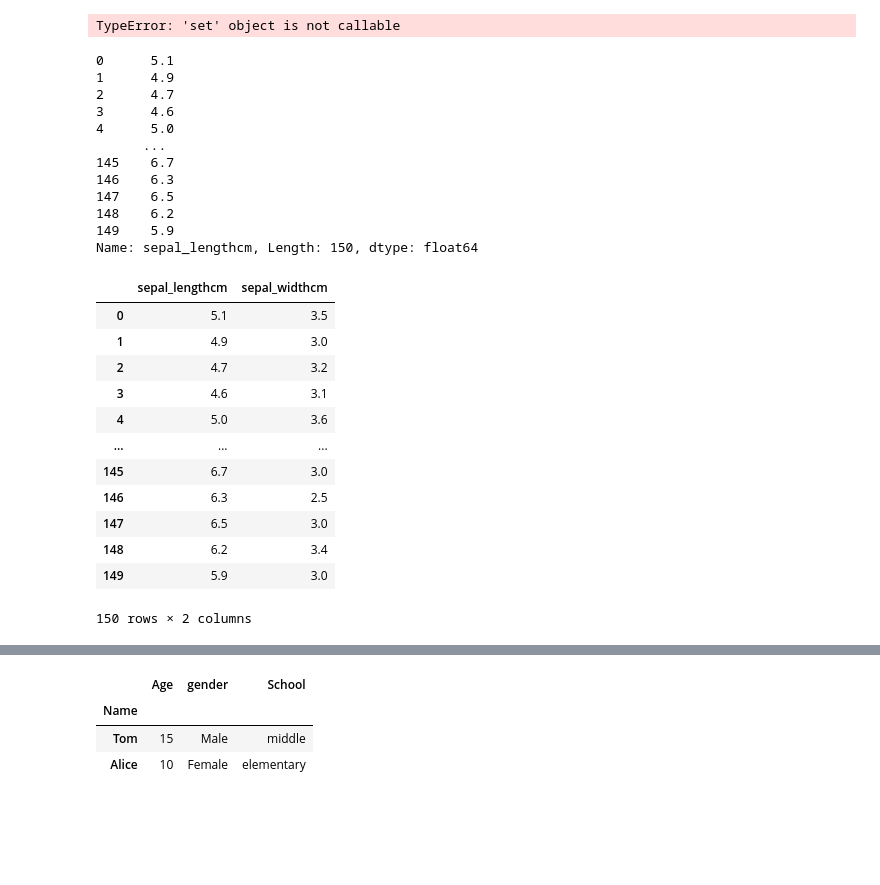
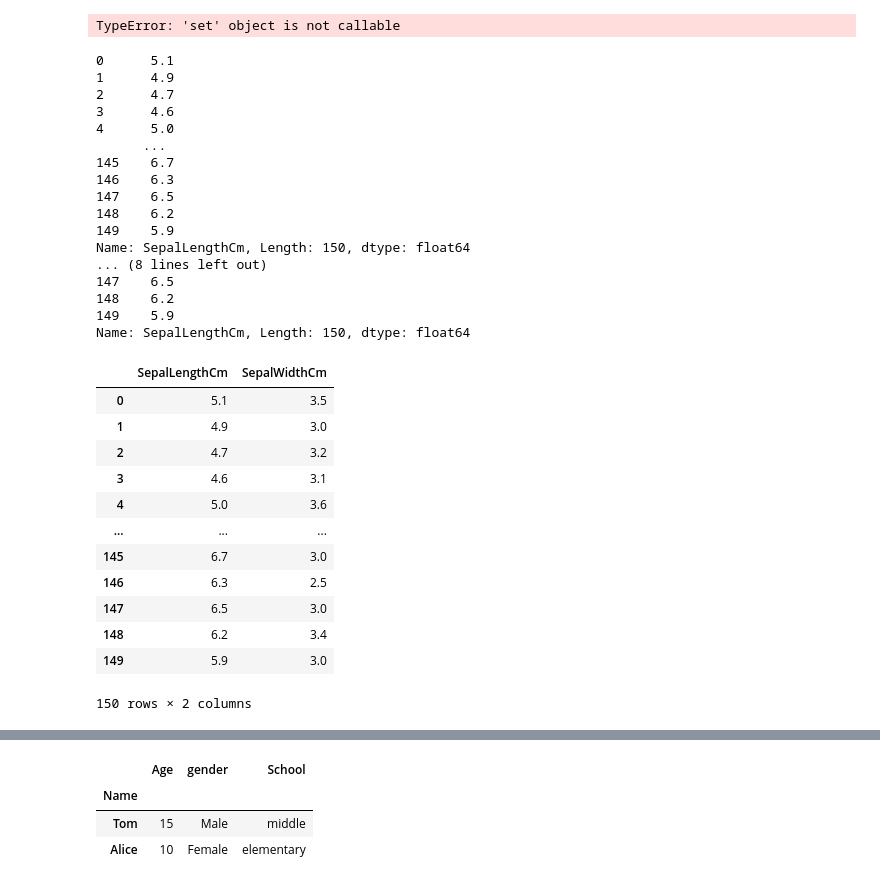
Before and after one commit to SaadiMahdi/AI-Training, a Jupyter notebook: Pandas_Exercises_Level_2_1.ipynb, the cells around one changed output, grey strips where cells are left out. Drawn from its saved outputs; the diff is of its cells as text; code cells hidden in the pictures; blank space fills up the shorter version.

```diff
--- a/Pandas_Exercises_Level_2_1.ipynb
+++ b/Pandas_Exercises_Level_2_1.ipynb
@@ -1,7 +1,7 @@
 # %%
 import pandas as pd
 # %%
-df = pd.read_csv('./Iris.csv')
+df = pd.read_csv('./data/Iris.csv')
 # %%
 print(df.head())
 # %% [output]
@@ -45,9 +45,9 @@ TypeError: 'set' object is not callable
 # %%
 # select the column "Sepal Length"
 # way 1
-
-
+print(df['SepalLengthCm'])
 #way2
+print(df.SepalLengthCm)
 # %% [output]
 0      5.1
 1      4.9
@@ -60,11 +60,17 @@ TypeError: 'set' object is not callable
 147    6.5
 148    6.2
 149    5.9
-Name: sepal_lengthcm, Length: 150, dtype: float64
+Name: SepalLengthCm, Length: 150, dtype: float64
+... (8 lines left out)
+147    6.5
+148    6.2
+149    5.9
+Name: SepalLengthCm, Length: 150, dtype: float64
 # %%
 # select the column "Sepal Length"  and "Sepal width"
+df[['SepalLengthCm', 'SepalWidthCm']]
 # %% [output]
-|  | sepal_lengthcm | sepal_widthcm |
+|  | SepalLengthCm | SepalWidthCm |
 | 0 | 5.1 | 3.5 |
 | 1 | 4.9 | 3.0 |
 | 2 | 4.7 | 3.2 |
```
Also changed, not shown: parts of 28 cells of this notebook, 1 other file.
